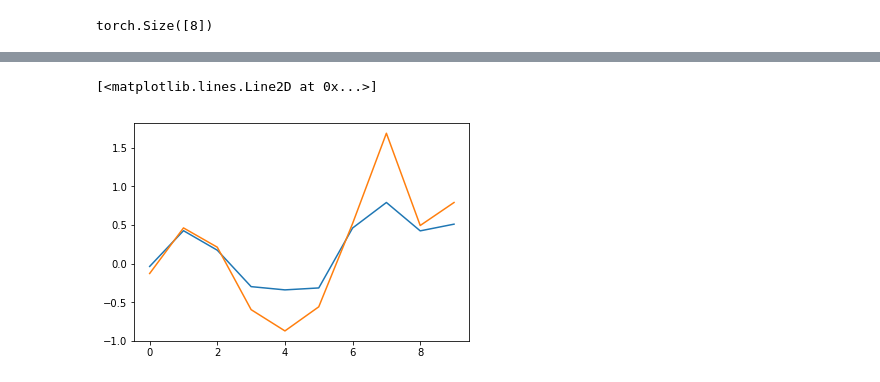
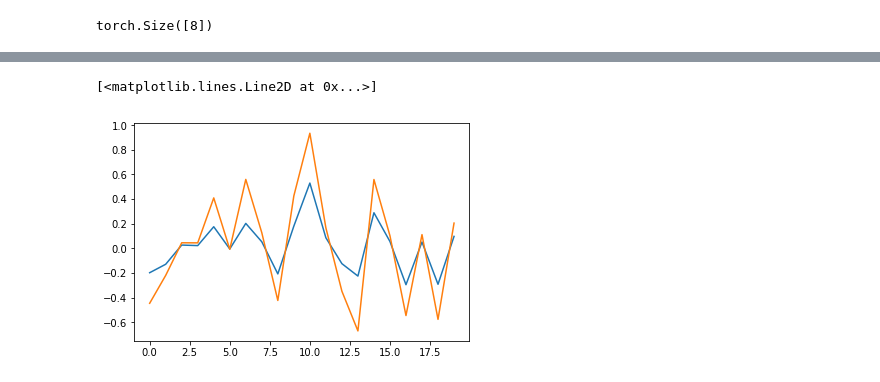
Before and after one commit to FishAres/PredyNet, a Jupyter notebook: Lunar Lander hacky attempt.ipynb, the cells around one changed output, grey strips where cells are left out. Cells and saved outputs as stored; diff of their text form; code cells hidden in the pictures.

```diff
--- a/Lunar Lander hacky attempt.ipynb
+++ b/Lunar Lander hacky attempt.ipynb
@@ -135,7 +132,9 @@ yPrev2 = torch.randn(1, 10).unsqueeze(0)
 YP = (yPrev, yPrev2)
 Inp = torch.cat((observation, act_tens), 0).unsqueeze(0).unsqueeze(0)
 # %%
-rec_model = PredyNet_LSTM(obs_space, action_space, 10)
+from PredyNet_modules import *
+
+rec_model = PredyNet_LSTM(obs_space, action_space, 20)
 yPrev = rec_model.init_hidden()
 # %%
 optimizer = torch.optim.SGD(rec_model.parameters(), lr=0.1)
@@ -190,6 +192,6 @@ plt.plot(pX)
 # %%
-plt.plot(yPrev[0].squeeze().data.numpy())
-plt.plot(yPrev[1].squeeze().data.numpy())
+plt.plot(rec_model.hidden[0].squeeze().data.numpy())
+plt.plot(rec_model.hidden[1].squeeze().data.numpy())
 # %% [output]
 [<matplotlib.lines.Line2D at 0x...>]
-[figure, old version]
+[figure, new version]
```
Also changed, not shown: parts of 8 cells of this notebook, 1 other file.
